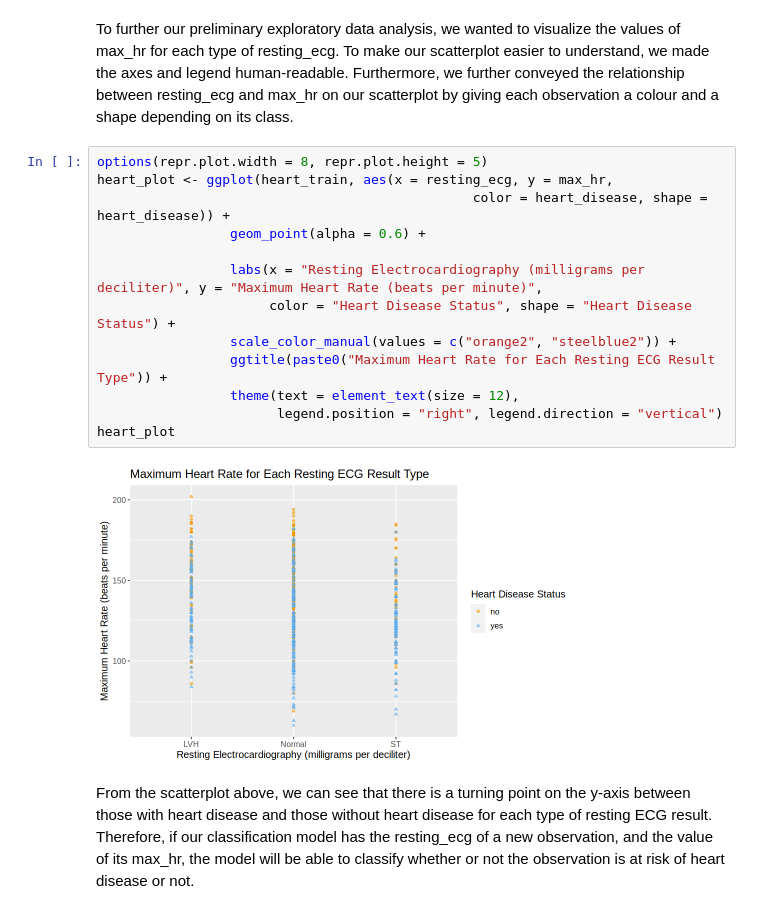
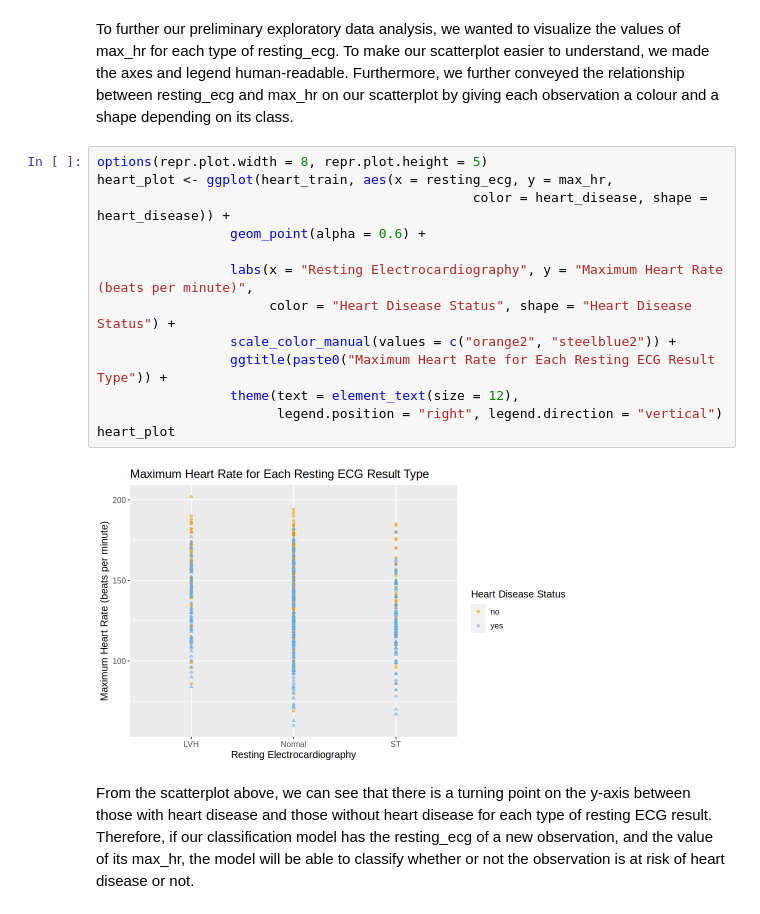
Before and after one commit to tyih985/DSCI-Project-Attempt-2, a Jupyter notebook: main.ipynb, the cells around one changed output. Drawn from its saved outputs; the diff is of its cells as text.

Commit message:
Updated scatterplot
Got rid of units for resting ECG results cause it didn't make sense

```diff
--- a/main.ipynb
+++ b/main.ipynb
@@ -117,18 +117,18 @@ To further our preliminary exploratory data analysis, we wanted to visualize the
 # %%
 options(repr.plot.width = 8, repr.plot.height = 5)
 heart_plot <- ggplot(heart_train, aes(x = resting_ecg, y = max_hr,
                                                 color = heart_disease, shape = heart_disease)) +
                  geom_point(alpha = 0.6) +
 
-                 labs(x = "Resting Electrocardiography (milligrams per deciliter)", y = "Maximum Heart Rate (beats per minute)",
+                 labs(x = "Resting Electrocardiography", y = "Maximum Heart Rate (beats per minute)",
                       color = "Heart Disease Status", shape = "Heart Disease Status") +
                  scale_color_manual(values = c("orange2", "steelblue2")) +
                  ggtitle(paste0("Maximum Heart Rate for Each Resting ECG Result Type")) +
                  theme(text = element_text(size = 12),
                        legend.position = "right", legend.direction = "vertical")
 heart_plot
 # %% [output]
-[figure, old version]
+[figure, new version]
 # %% [markdown]
 From the scatterplot above, we can see that there is a turning point on the y-axis between those with heart disease and those without heart disease for each type of resting ECG result. Therefore, if our classification model has the resting_ecg of a new observation, and the value of its max_hr, the model will be able to classify whether or not the observation is at risk of heart disease or not.
 # %% [markdown]
```
